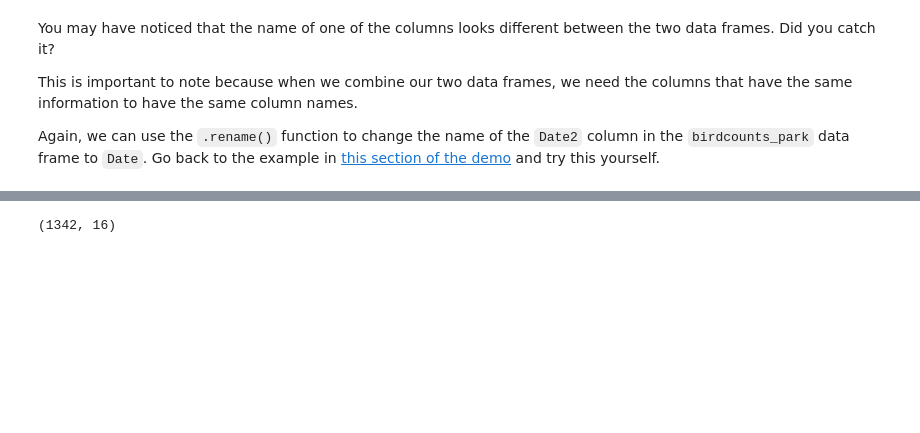
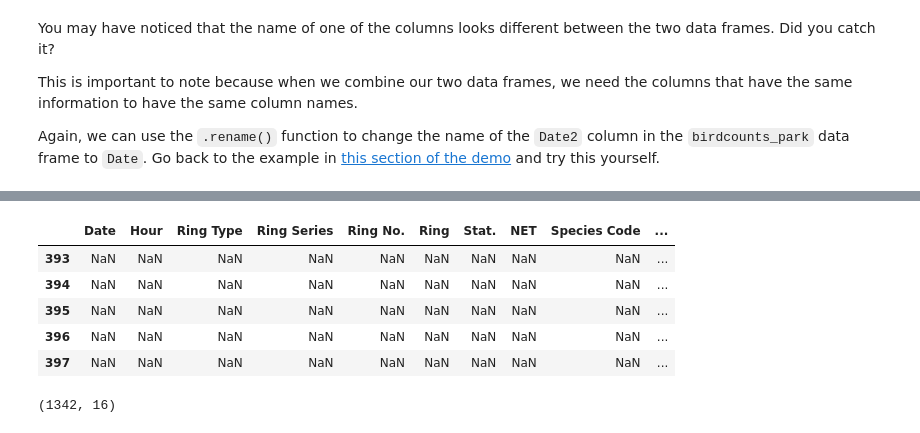
Before and after one commit to audrey-yung/bio108-work, a Jupyter notebook: bird_diversity_mexico.ipynb, the cells around one changed output, grey strips where cells are left out. Cells and saved outputs as stored; diff of their text form; code cells hidden in the pictures; blank space fills up the shorter version.

```diff
--- a/bird_diversity_mexico.ipynb
+++ b/bird_diversity_mexico.ipynb
@@ -219,3 +227,13 @@ birdcounts_all.head()
+# %%
+### checking the new dataframe with .info()
+birdcounts_all.tail()
+# %% [output]
+|  | Date | Hour | Ring Type | Ring Series | Ring No. | Ring | Stat. | NET | Species Code | ... |
+| 393 | NaN | NaN | NaN | NaN | NaN | NaN | NaN | NaN | NaN | ... |
+| 394 | NaN | NaN | NaN | NaN | NaN | NaN | NaN | NaN | NaN | ... |
+| 395 | NaN | NaN | NaN | NaN | NaN | NaN | NaN | NaN | NaN | ... |
+| 396 | NaN | NaN | NaN | NaN | NaN | NaN | NaN | NaN | NaN | ... |
+| 397 | NaN | NaN | NaN | NaN | NaN | NaN | NaN | NaN | NaN | ... |
 # %%
 birdcounts_sub = birdcounts_all.dropna(subset=["Date","Hour"])
 # %%
```
Also changed, not shown: parts of 22 cells of this notebook.
